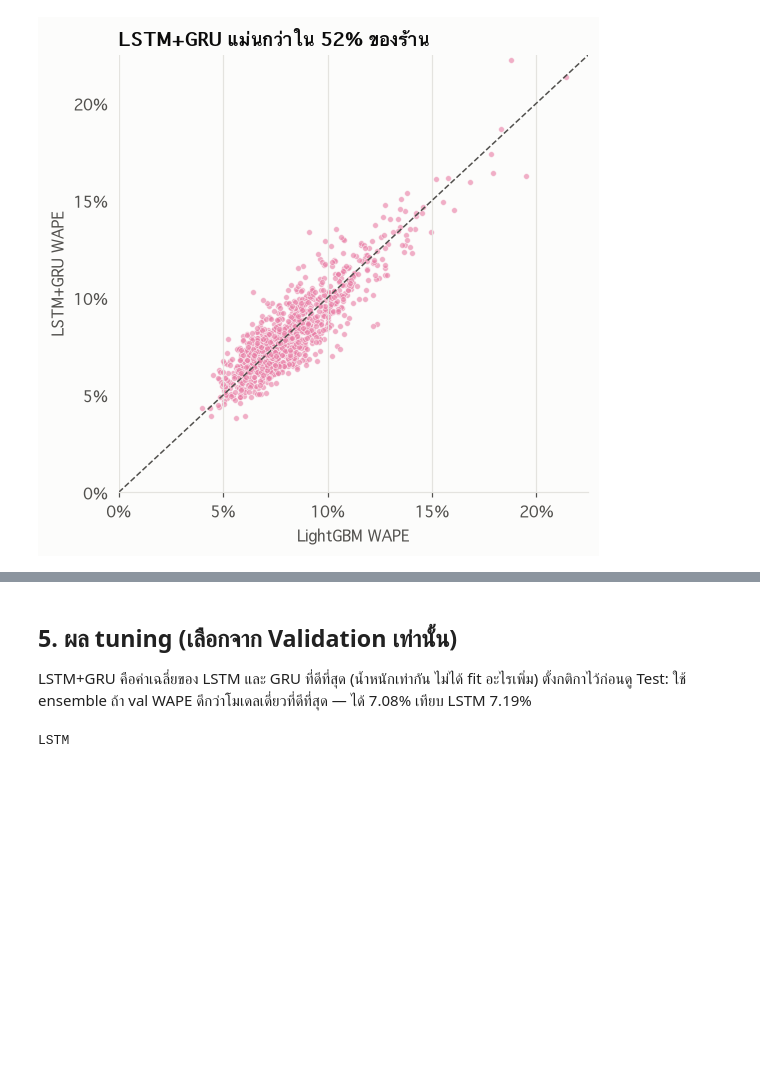
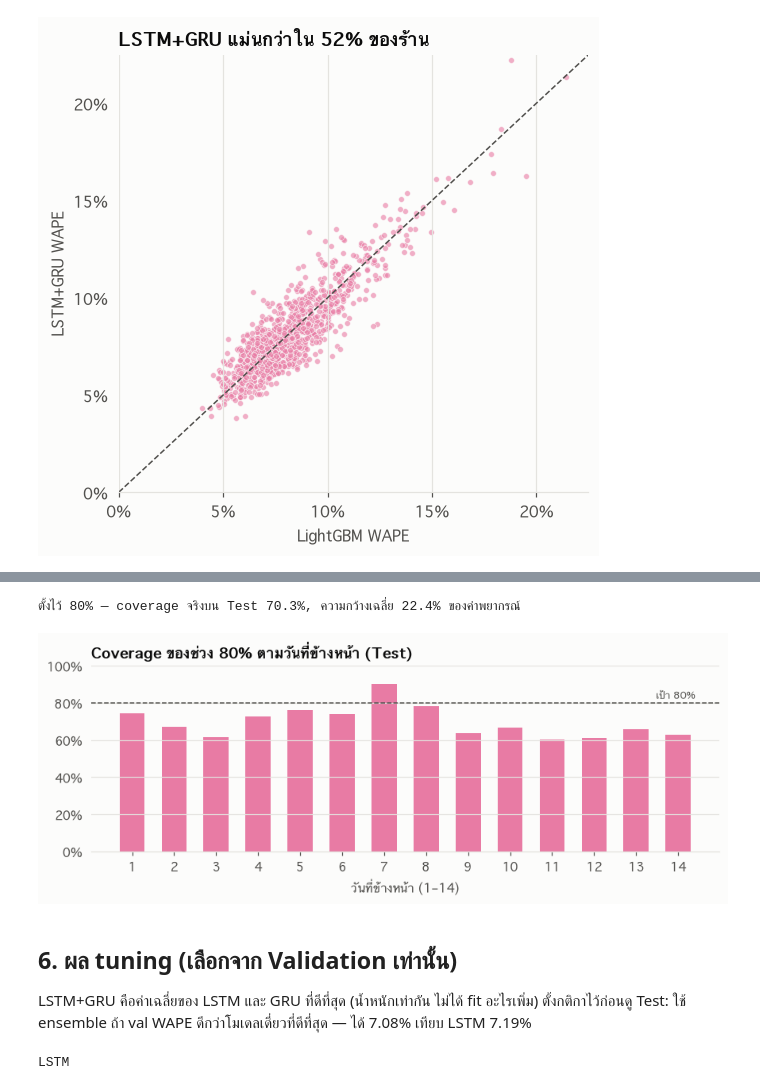
Before and after one commit to pls2s/MFP-Merchant-Financial-Passport, a Jupyter notebook: notebooks/forecast_results.ipynb, the cells around one changed output, grey strips where cells are left out. Saved outputs shown, nothing was run; the diff lists cells and outputs as text; code cells hidden in the pictures; blank space fills up the shorter version.

```diff
--- a/notebooks/forecast_results.ipynb
+++ b/notebooks/forecast_results.ipynb
@@ -187,5 +206,26 @@ fig.tight_layout()
+# %%
+test_band = band.reset_index()
+cov, width = coverage(test_band)
+print(f"ตั้งไว้ {INTERVAL:.0%} — coverage จริงบน Test {cov:.1%}, ความกว้างเฉลี่ย {width:.1%} ของค่าพยากรณ์")
+
+t = test_band[test_band["is_eval_day"] == 1]
+inside = (t["sales"] >= t["lower"]) & (t["sales"] <= t["upper"])
+by_h = inside.groupby(t["horizon"]).mean()
+fig, ax = plt.subplots(figsize=(8, 3.2))
+ax.bar(by_h.index, by_h, color=COLORS["ensemble"], width=0.6)
+ax.axhline(INTERVAL, color=INK_2, lw=1, ls="--")
+ax.text(14.4, INTERVAL + 0.01, f"เป้า {INTERVAL:.0%}", ha="right", va="bottom", color=INK_2, fontsize=8)
+ax.set_ylim(0, 1)
+ax.set_xticks(range(1, HORIZON + 1))
+ax.set_xlabel("วันที่ข้างหน้า (1–14)")
+ax.yaxis.set_major_formatter(lambda v, _: f"{v:.0%}")
+ax.set_title("Coverage ของช่วง 80% ตามวันที่ข้างหน้า (Test)")
+fig.tight_layout()
+# %% [output]
+ตั้งไว้ 80% — coverage จริงบน Test 70.3%, ความกว้างเฉลี่ย 22.4% ของค่าพยากรณ์
+[figure, added]
 # %% [markdown]
-## 5. ผล tuning (เลือกจาก Validation เท่านั้น)
+## 6. ผล tuning (เลือกจาก Validation เท่านั้น)
 
 LSTM+GRU คือค่าเฉลี่ยของ LSTM และ GRU ที่ดีที่สุด (น้ำหนักเท่ากัน ไม่ได้ fit อะไรเพิ่ม)
 ตั้งกติกาไว้ก่อนดู Test: ใช้ ensemble ถ้า val WAPE ดีกว่าโมเดลเดี่ยวที่ดีที่สุด — ได้ 7.08% เทียบ LSTM 7.19%
```
Also changed, not shown: parts of 5 cells of this notebook, 3 other files.
